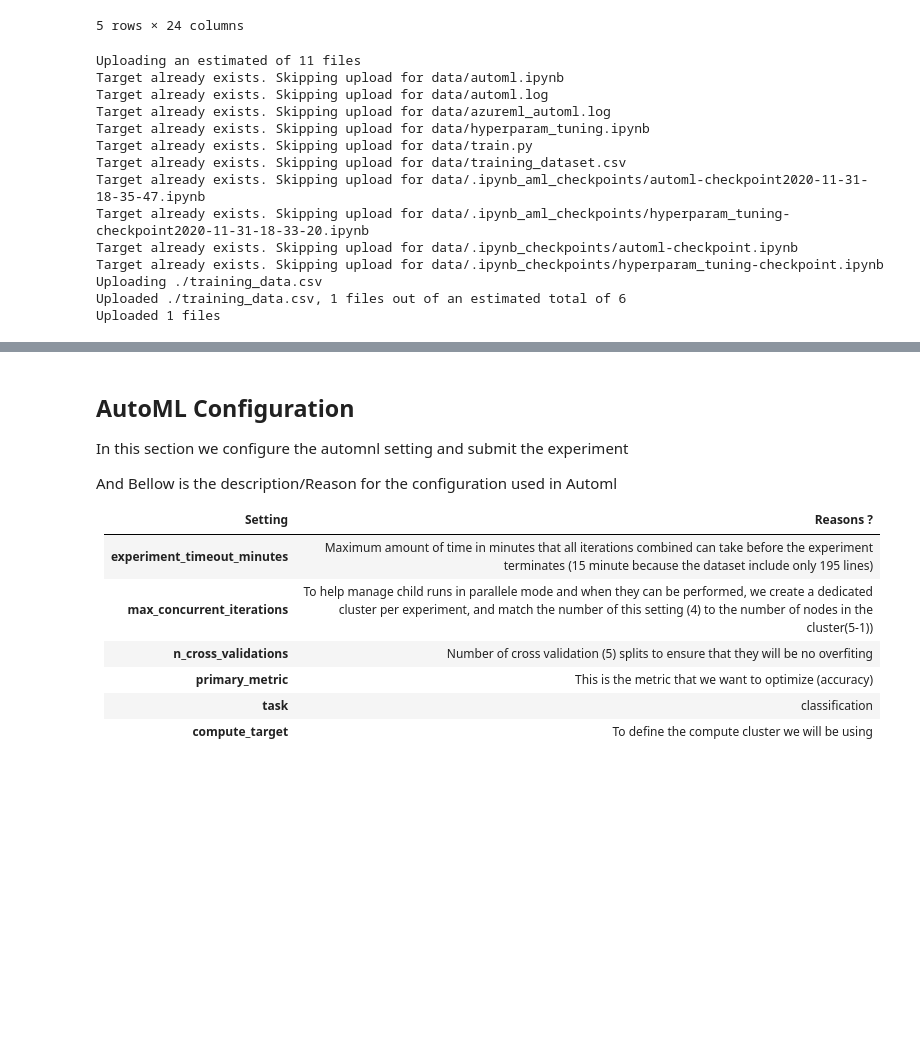
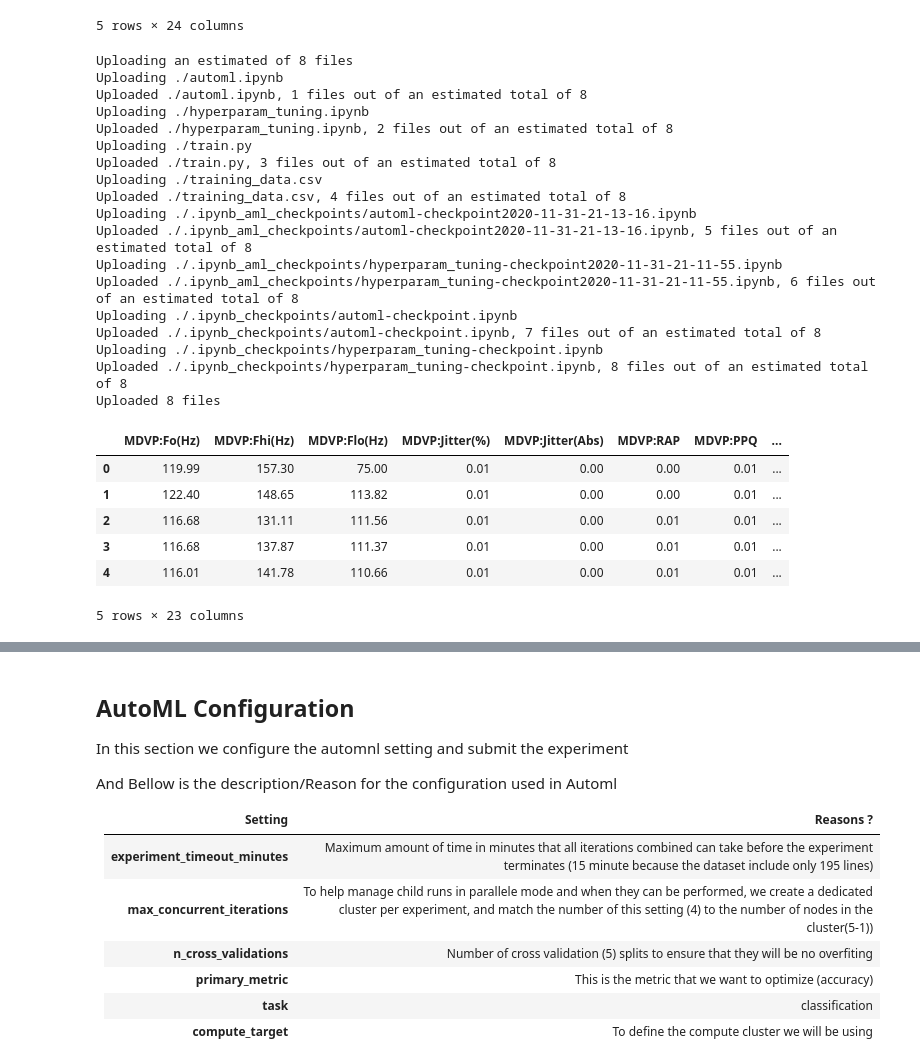
Before and after one commit to Lara2020-coder/Parkinsons-detection, a Jupyter notebook: automl.ipynb, the cells around one changed output, grey strips where cells are left out. Cells and saved outputs as stored; diff of their text form; code cells hidden in the pictures; blank space fills up the shorter version.

```diff
--- a/automl.ipynb
+++ b/automl.ipynb
@@ -63,26 +63,41 @@ ds.to_pandas_dataframe().head()
 5 rows × 24 columns
 # %%
 #Prepare the data and send it to the datastore
-ds.to_pandas_dataframe().drop("name", inplace=True, axis=1)
-ds.to_pandas_dataframe().to_csv("./training_data.csv")
+df=ds.to_pandas_dataframe()
+df.drop("name", inplace=True, axis=1)
+df.to_csv("./training_data.csv")
 datastore = ws.get_default_datastore()
 datastore.upload(src_dir = "./", target_path = "data/")
 training_data = TabularDatasetFactory.from_delimited_files(path = [(datastore, ("data/training_data.csv"))])
 # %% [output]
-Uploading an estimated of 11 files
-Target already exists. Skipping upload for data/automl.ipynb
-Target already exists. Skipping upload for data/automl.log
-Target already exists. Skipping upload for data/azureml_automl.log
-Target already exists. Skipping upload for data/hyperparam_tuning.ipynb
-Target already exists. Skipping upload for data/train.py
-Target already exists. Skipping upload for data/training_dataset.csv
-Target already exists. Skipping upload for data/.ipynb_aml_checkpoints/automl-checkpoint2020-11-31-18-35-47.ipynb
-Target already exists. Skipping upload for data/.ipynb_aml_checkpoints/hyperparam_tuning-checkpoint2020-11-31-18-33-20.ipynb
-Target already exists. Skipping upload for data/.ipynb_checkpoints/automl-checkpoint.ipynb
-Target already exists. Skipping upload for data/.ipynb_checkpoints/hyperparam_tuning-checkpoint.ipynb
+Uploading an estimated of 8 files
+Uploading ./automl.ipynb
+Uploaded ./automl.ipynb, 1 files out of an estimated total of 8
+Uploading ./hyperparam_tuning.ipynb
+Uploaded ./hyperparam_tuning.ipynb, 2 files out of an estimated total of 8
+Uploading ./train.py
+Uploaded ./train.py, 3 files out of an estimated total of 8
 Uploading ./training_data.csv
-Uploaded ./training_data.csv, 1 files out of an estimated total of 6
-Uploaded 1 files
+Uploaded ./training_data.csv, 4 files out of an estimated total of 8
+Uploading ./.ipynb_aml_checkpoints/automl-checkpoint2020-11-31-21-13-16.ipynb
+Uploaded ./.ipynb_aml_checkpoints/automl-checkpoint2020-11-31-21-13-16.ipynb, 5 files out of an estimated total of 8
+Uploading ./.ipynb_aml_checkpoints/hyperparam_tuning-checkpoint2020-11-31-21-11-55.ipynb
+Uploaded ./.ipynb_aml_checkpoints/hyperparam_tuning-checkpoint2020-11-31-21-11-55.ipynb, 6 files out of an estimated total of 8
+Uploading ./.ipynb_checkpoints/automl-checkpoint.ipynb
+Uploaded ./.ipynb_checkpoints/automl-checkpoint.ipynb, 7 files out of an estimated total of 8
+Uploading ./.ipynb_checkpoints/hyperparam_tuning-checkpoint.ipynb
+Uploaded ./.ipynb_checkpoints/hyperparam_tuning-checkpoint.ipynb, 8 files out of an estimated total of 8
+Uploaded 8 files
+# %%
+df.head()
+# %% [output]
+|  | MDVP:Fo(Hz) | MDVP:Fhi(Hz) | MDVP:Flo(Hz) | MDVP:Jitter(%) | MDVP:Jitter(Abs) | MDVP:RAP | MDVP:PPQ | ... |
+| 0 | 119.99 | 157.30 | 75.00 | 0.01 | 0.00 | 0.00 | 0.01 | ... |
+| 1 | 122.40 | 148.65 | 113.82 | 0.01 | 0.00 | 0.00 | 0.01 | ... |
+| 2 | 116.68 | 131.11 | 111.56 | 0.01 | 0.00 | 0.01 | 0.01 | ... |
+| 3 | 116.68 | 137.87 | 111.37 | 0.01 | 0.00 | 0.01 | 0.01 | ... |
+| 4 | 116.01 | 141.78 | 110.66 | 0.01 | 0.00 | 0.01 | 0.01 | ... |
+5 rows × 23 columns
 # %%
 #Creation of the compute-cluster
 amlcompute_cluster_name = "cpu-cluster"
```
Also changed, not shown: parts of 16 cells of this notebook.
